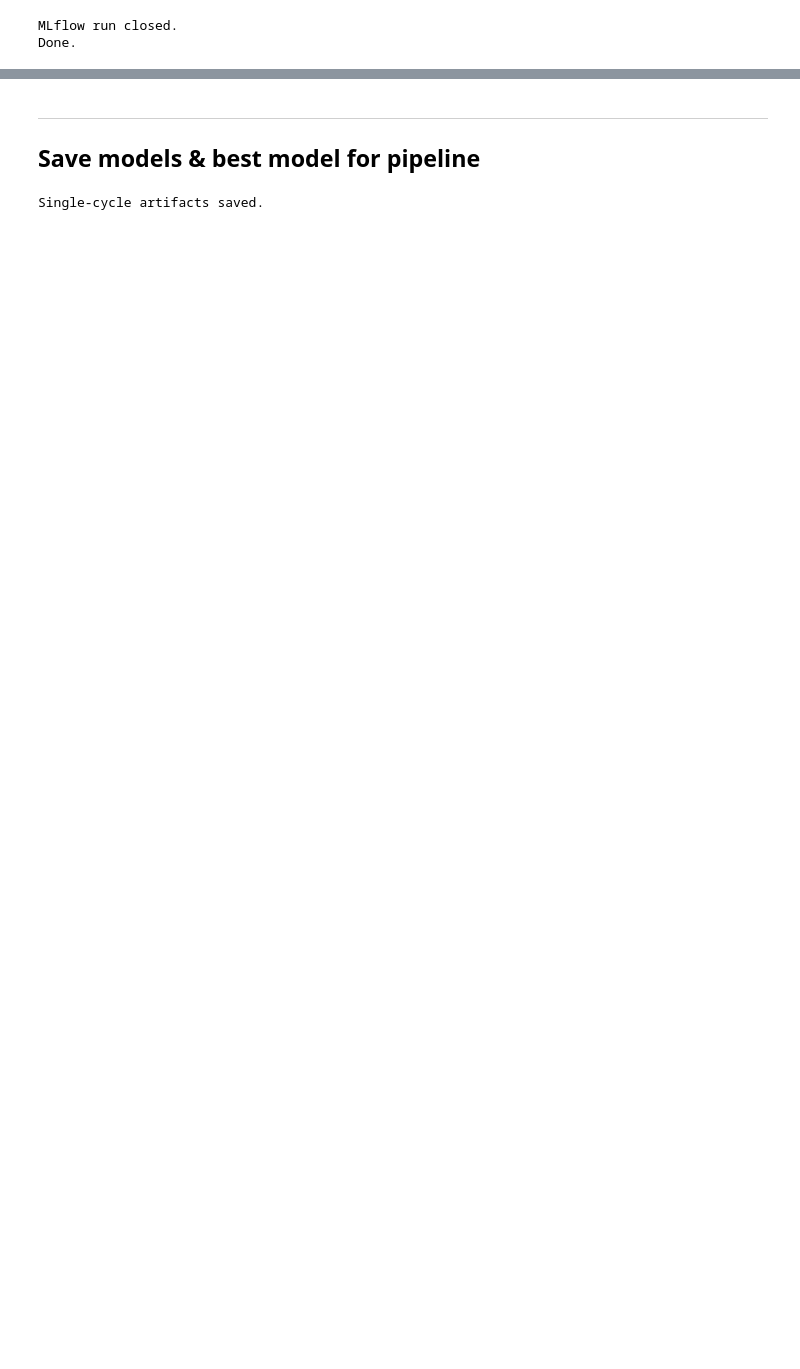
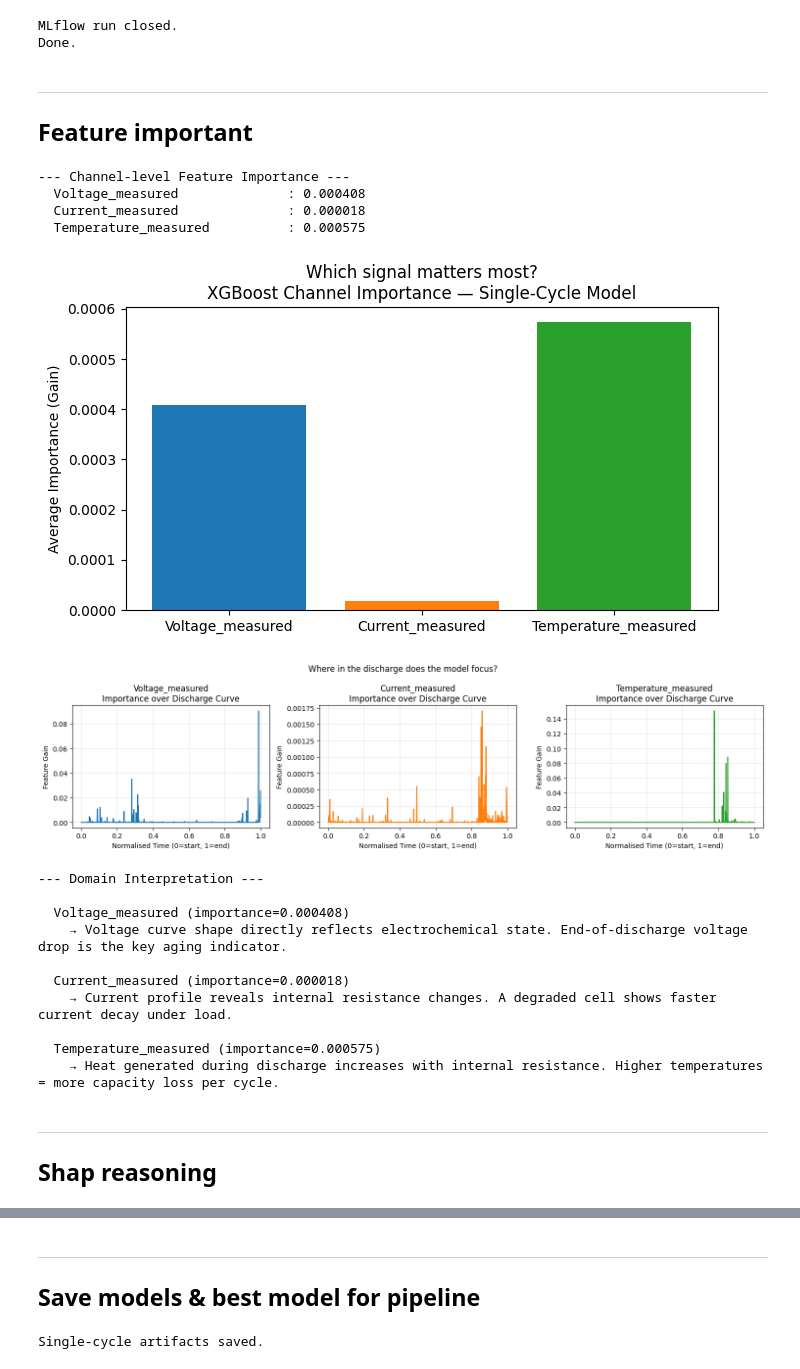
Before and after one commit to SKlv1ain/uav-battery-prognostics, a Jupyter notebook: ml/notebooks/01_train_single_cycle.ipynb, the cells around one changed output, grey strips where cells are left out. Drawn from its saved outputs; the diff is of its cells as text; code cells hidden in the pictures; blank space fills up the shorter version.

Commit message:
add feature important and shap analysis for single and multi cycle model

```diff
--- a/ml/notebooks/01_train_single_cycle.ipynb
+++ b/ml/notebooks/01_train_single_cycle.ipynb
@@ -710,3 +779,78 @@ print('Done.')
 # %% [output]
 MLflow run closed.
 Done.
+# %% [markdown]
+---
+## Feature important
+# %%
+# ── B5: Feature Importance — Single-Cycle XGBoost ────────────────
+# The flat input is (N_TIMESTEPS * N_CH) = 3000 features.
+# We aggregate importance by channel to get interpretable results.
+import numpy as np
+import matplotlib.pyplot as plt
+
+raw_importance = xgb_model.feature_importances_   # shape: (3000,)
+
+# Reshape to (N_TIMESTEPS, N_CH) and average over timesteps per channel
+imp_by_channel_time = raw_importance.reshape(N_TIMESTEPS, N_CH)
+channel_importance  = imp_by_channel_time.mean(axis=0)
+
+print("--- Channel-level Feature Importance ---")
+for ch_name, imp in zip(CHANNELS, channel_importance):
+    print(f"  {ch_name:<30s}: {imp:.6f}")
+
+# Bar chart per channel
+plt.figure(figsize=(7, 4))
+plt.bar(CHANNELS, channel_importance, color=['#1f77b4','#ff7f0e','#2ca02c'])
+plt.ylabel("Average Importance (Gain)")
+plt.title("Which signal matters most?\nXGBoost Channel Importance — Single-Cycle Model")
+plt.tight_layout()
+plt.savefig("single_cycle_channel_importance.png", dpi=150)
+plt.show()
+
+# Importance over time (which part of the discharge curve matters?)
+fig, axes = plt.subplots(1, 3, figsize=(15, 4))
+t = np.linspace(0, 1, N_TIMESTEPS)
+for ch, (ax, ch_name) in enumerate(zip(axes, CHANNELS)):
+    ax.plot(t, imp_by_channel_time[:, ch], color=['#1f77b4','#ff7f0e','#2ca02c'][ch])
+    ax.set_title(f"{ch_name}\nImportance over Discharge Curve")
+    ax.set_xlabel("Normalised Time (0=start, 1=end)")
+    ax.set_ylabel("Feature Gain")
+    ax.grid(True, alpha=0.3)
+plt.suptitle("Where in the discharge does the model focus?", fontsize=12)
+plt.tight_layout()
+plt.savefig("single_cycle_temporal_importance.png", dpi=150)
+plt.show()
+
+print("\n--- Domain Interpretation ---")
+ch_hints = {
+    'Voltage_measured'     : "Voltage curve shape directly reflects electrochemical state. "
+                             "End-of-discharge voltage drop is the key aging indicator.",
+    'Current_measured'     : "Current profile reveals internal resistance changes. "
+                             "A degraded cell shows faster current decay under load.",
+    'Temperature_measured' : "Heat generated during discharge increases with internal resistance. "
+                             "Higher temperatures = more capacity loss per cycle.",
+}
+for ch_name, imp in zip(CHANNELS, channel_importance):
+    print(f"\n  {ch_name} (importance={imp:.6f})")
+    print(f"    → {ch_hints.get(ch_name, '')}")
+# %% [output]
+--- Channel-level Feature Importance ---
+  Voltage_measured              : 0.000408
+  Current_measured              : 0.000018
+  Temperature_measured          : 0.000575
+[figure, added]
+[figure, added]
+--- Domain Interpretation ---
+
+  Voltage_measured (importance=0.000408)
+    → Voltage curve shape directly reflects electrochemical state. End-of-discharge voltage drop is the key aging indicator.
+
+  Current_measured (importance=0.000018)
+    → Current profile reveals internal resistance changes. A degraded cell shows faster current decay under load.
+
+  Temperature_measured (importance=0.000575)
+    → Heat generated during discharge increases with internal resistance. Higher temperatures = more capacity loss per cycle.
+# %% [markdown]
+---
+## Shap reasoning
```
Also changed, not shown: parts of 15 cells of this notebook, 1 other file.
